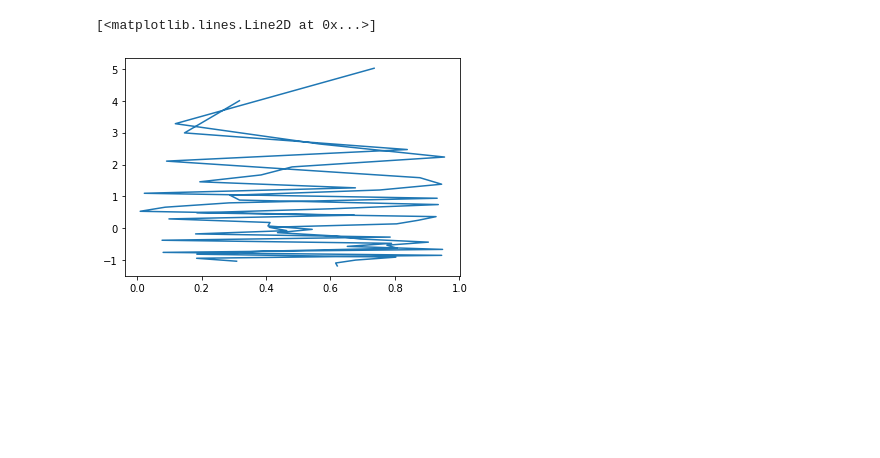
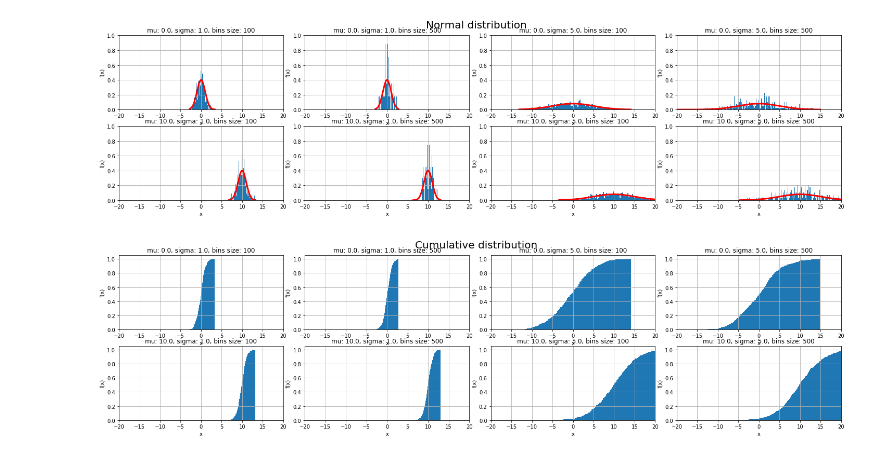
Before and after one commit to MarcinGuziorHombre/Data-Analytics, a Jupyter notebook: lab2/lab2.ipynb, the cells around one changed output. Cells and saved outputs as stored; diff of their text form; code cells hidden in the pictures; blank space fills up the shorter version.

```diff
--- a/lab2/lab2.ipynb
+++ b/lab2/lab2.ipynb
@@ -22,5 +9,0 @@ plt.hist(df['pretty'], bins=10, cumulative=False)
-# %%
-mu, std = norm.fit(df['pretty'])
-n = np.random.normal(mu, std, 1000)
-x_n = np.linspace(0,1,1000)
-plt.plot(x_n, n)
@@ -30,5 +9,0 @@ plt.plot(x_n, n)
-# %%
-plt.plot(df['pretty'], pd_logit)
-# %% [output]
-[<matplotlib.lines.Line2D at 0x...>]
-[figure, removed]
@@ -34,0 +37,46 @@ plt.plot(df['pretty'], pd_logit)
+# %%
+MUs = [0.0, 0.0, 0.0,0.0,10.0, 10.0, 10.0, 10.0]
+SIGMAs = [1.0, 1.0, 5.0, 5.0, 1.0, 1.0, 5.0, 5.0]
+BINs = [100, 500, 100, 500, 100, 500, 100, 500]
+
+MAX_MU = max(MUs)
+MAX_SIGMA  =max(SIGMAs)
+
+parameters = []
+for params in zip(MUs, SIGMAs, BINs):
+    parameters.append({'mu': params[0], 'sigma': params[1], "bins size" : params[2]})
+# %%
+df = pd.DataFrame()
+for param_set in parameters:
+    mu, sigma, bins_size = param_set['mu'], param_set['sigma'], param_set['bins size']
+    df[params_to_tile(mu, sigma, bins_size)] = np.random.normal(loc=mu,scale=sigma, size=size)
+# %%
+fig, axes = plt.subplots(2, 4, figsize=(20,5))
+fig.tight_layout()
+fig.suptitle('Normal distribution', y=1.04, fontsize=20)
+
+for i, col in enumerate(df):
+    current_plot = axes[int(i/4)][i%4]
+    current_plot.set_ylim(0,1)
+    current_plot.set_xlim(-20,20)
+    mu, sigma, bins_size = title_to_params(col)
+    n, bins, ignored = current_plot.hist(df[col], bins=bins_size, density=True, cumulative=False)
+    current_plot.plot(bins, probability_density_function(mu, sigma, bins), linewidth=3, color='r')
+    decorate_plot(current_plot, col, "x", "f(x)")
+
+
+# We have more certaninty of expected value when sigma parameter is less.
+# Less number of bins affected smoothness of plot.
+# %% [output]
+[figure, added]
+# %%
+for i, col in enumerate(df):
+    current_plot = axes[int(i/4)][i%4]
+    current_plot.set_xlim(-20, 20)
+    _, _, bins_size = title_to_params(col)
+    n, bins, ignored = current_plot.hist(df[col], bins=bins_size, density=True, cumulative=True)
+    cumulative[col]= n
+    decorate_plot(current_plot, col, "x", "f(x)")
+# Cumulative distribiution of histogram is a integral of the propability function.
+# %% [output]
+[figure, added]
```
Also changed, not shown: parts of 10 cells of this notebook.
